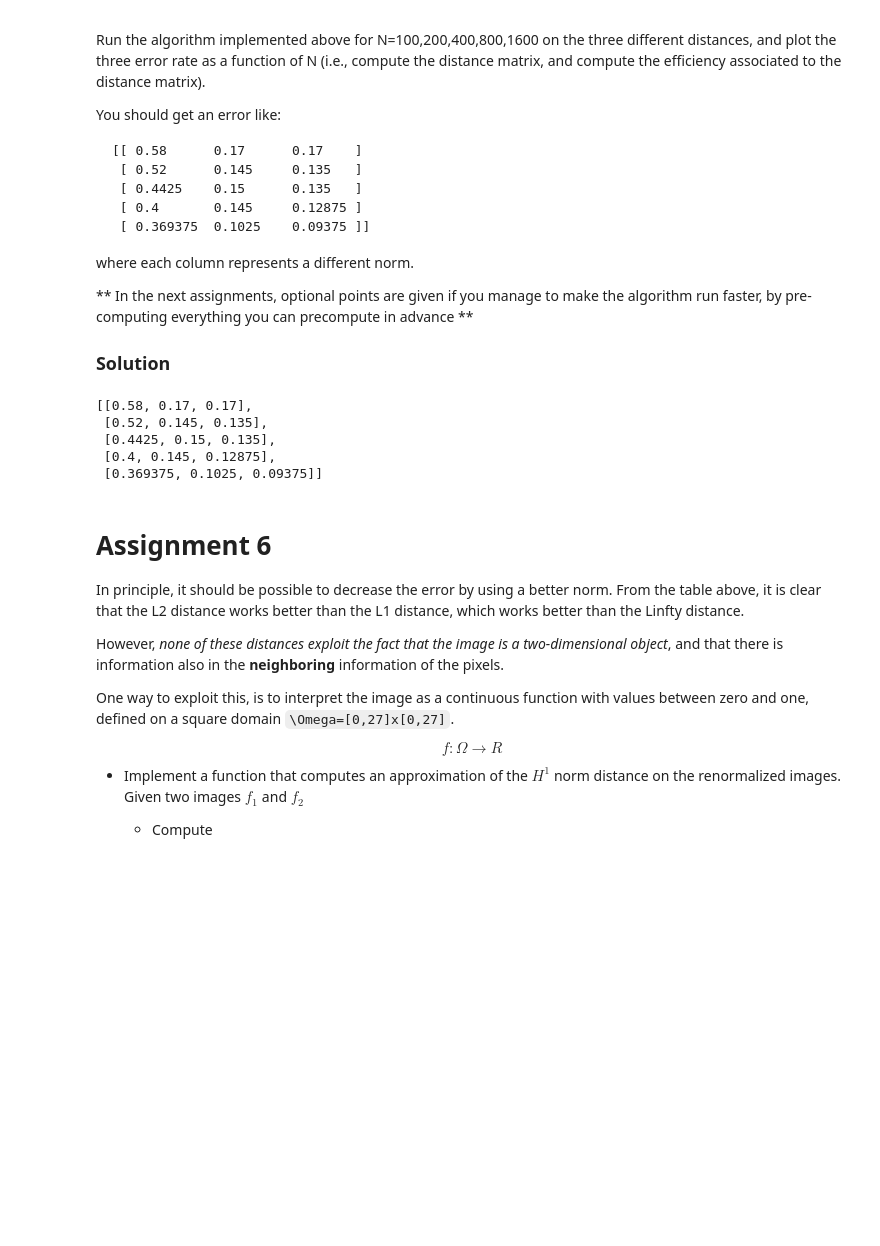
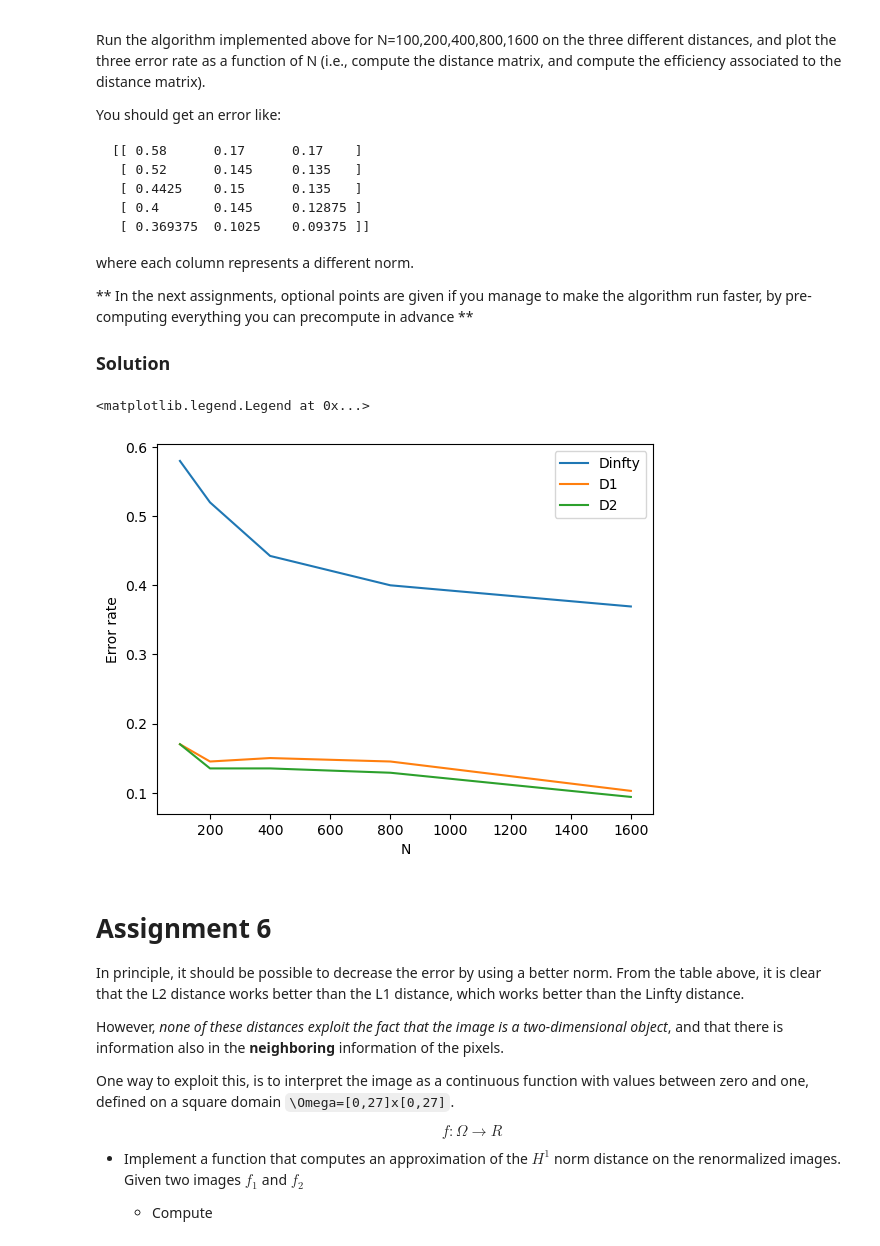
Before and after one commit to octodoge/dssc-num, a Jupyter notebook: final_project.ipynb, the cells around one changed output. Cells and saved outputs as stored; diff of their text form; code cells hidden in the pictures; blank space fills up the shorter version.

```diff
--- a/final_project.ipynb
+++ b/final_project.ipynb
@@ -168,22 +168,23 @@ where each column represents a different norm.
 
 ### Solution
 # %%
-#TODO
+from collections import defaultdict
+
+#compute efficiencies
+efficiencies = defaultdict(list)
+for value in dist_matrices.values():
+    for name, D in value.items():
+        efficiencies[name].append(compute_efficiency(D))
+
+#plot
+for name, errors in efficiencies.items():
+    plt.plot(dist_matrices.keys(), errors, label=name)
+plt.xlabel('N')
+plt.ylabel('Error rate')
+plt.legend()
+# %% [output]
+<matplotlib.legend.Legend at 0x...>
+[figure, added]
-# %%
-#compute efficiencies
-errors = []
-for N, matrices in dist_matrices.items():
-    row = []
-    for D in matrices.values():
-        row.append(compute_efficiency(D))
-    errors.append(row)
-errors
-# %% [output]
-[[0.58, 0.17, 0.17],
- [0.52, 0.145, 0.135],
- [0.4425, 0.15, 0.135],
- [0.4, 0.145, 0.12875],
- [0.369375, 0.1025, 0.09375]]
 # %% [markdown]
 # Assignment 6
 
```
Also changed, not shown: parts of 3 cells of this notebook.
